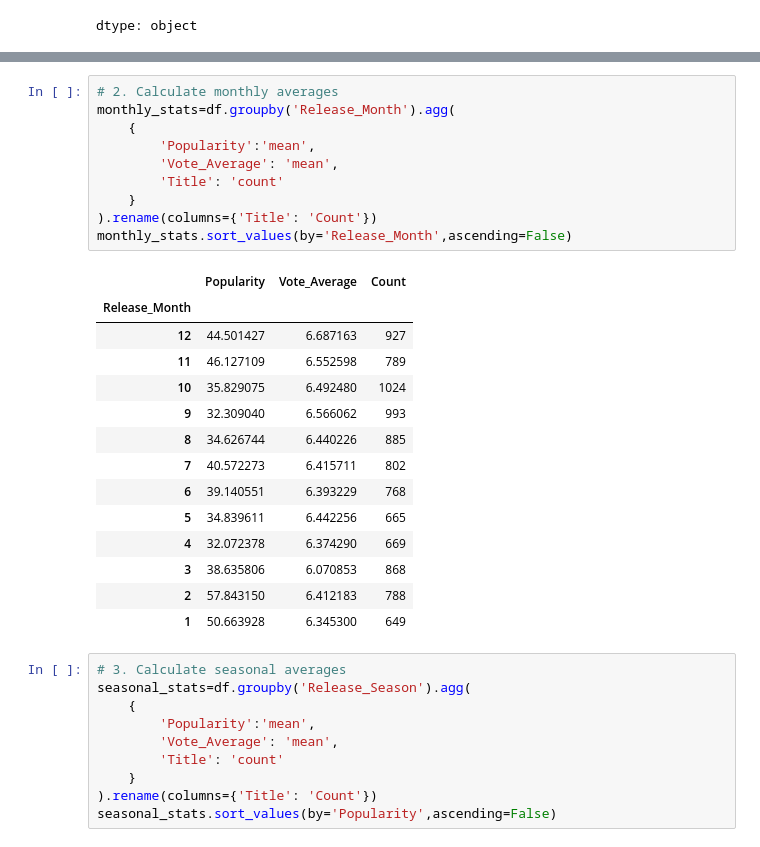
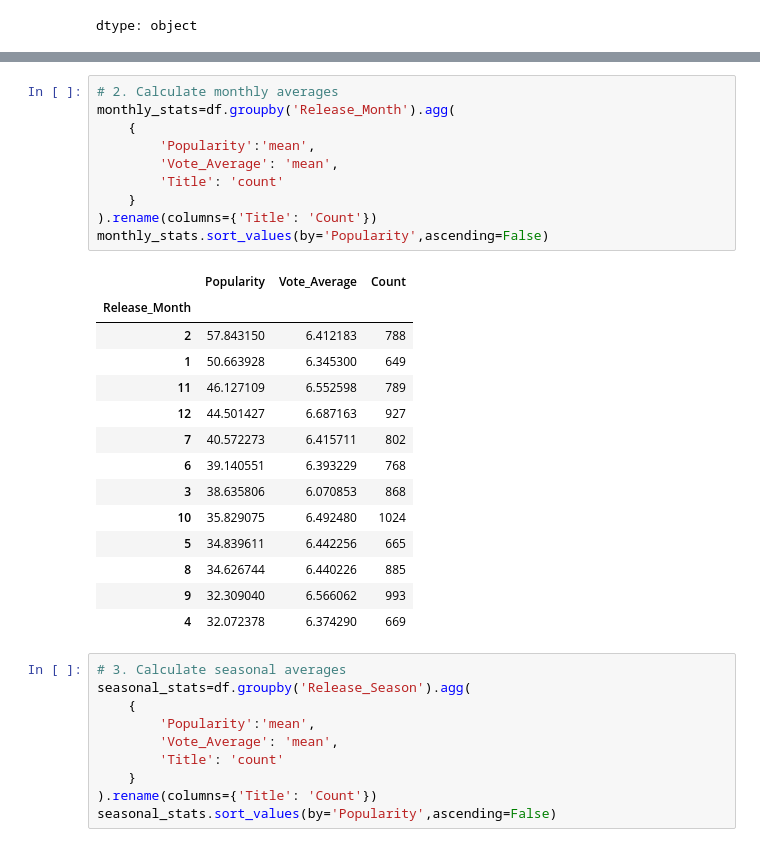
Before and after one commit to shuvad23/Netflix-Data-Analysis-Project, a Jupyter notebook: Netflix_Data_Analysis.ipynb, the cells around one changed output, grey strips where cells are left out. Saved outputs shown, nothing was run; the diff lists cells and outputs as text.

```diff
--- a/Netflix_Data_Analysis.ipynb
+++ b/Netflix_Data_Analysis.ipynb
@@ -574,28 +575,28 @@ df.head(3)
 # %%
 # 2. Calculate monthly averages
 monthly_stats=df.groupby('Release_Month').agg(
     {
         'Popularity':'mean',
         'Vote_Average': 'mean',
         'Title': 'count'
     }
 ).rename(columns={'Title': 'Count'})
-monthly_stats.sort_values(by='Release_Month',ascending=False)
+monthly_stats.sort_values(by='Popularity',ascending=False)
 # %% [output]
 |  | Popularity | Vote_Average | Count |
 | Release_Month |  |  |  |
+| 2 | 57.843150 | 6.412183 | 788 |
+| 1 | 50.663928 | 6.345300 | 649 |
+| 11 | 46.127109 | 6.552598 | 789 |
 | 12 | 44.501427 | 6.687163 | 927 |
-| 11 | 46.127109 | 6.552598 | 789 |
-| 10 | 35.829075 | 6.492480 | 1024 |
-| 9 | 32.309040 | 6.566062 | 993 |
-| 8 | 34.626744 | 6.440226 | 885 |
 | 7 | 40.572273 | 6.415711 | 802 |
 | 6 | 39.140551 | 6.393229 | 768 |
+| 3 | 38.635806 | 6.070853 | 868 |
+| 10 | 35.829075 | 6.492480 | 1024 |
 | 5 | 34.839611 | 6.442256 | 665 |
+| 8 | 34.626744 | 6.440226 | 885 |
+| 9 | 32.309040 | 6.566062 | 993 |
 | 4 | 32.072378 | 6.374290 | 669 |
-| 3 | 38.635806 | 6.070853 | 868 |
-| 2 | 57.843150 | 6.412183 | 788 |
-| 1 | 50.663928 | 6.345300 | 649 |
 # %%
 # 3. Calculate seasonal averages
 seasonal_stats=df.groupby('Release_Season').agg(
```
Also changed, not shown: parts of 21 cells of this notebook.
